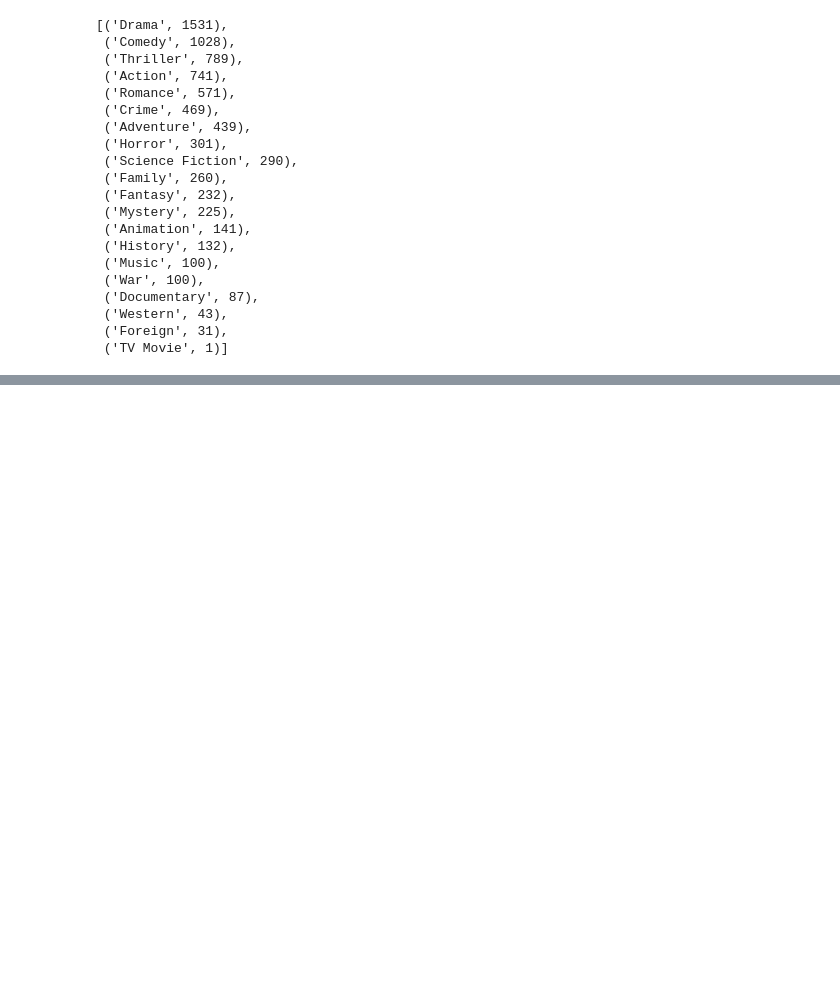
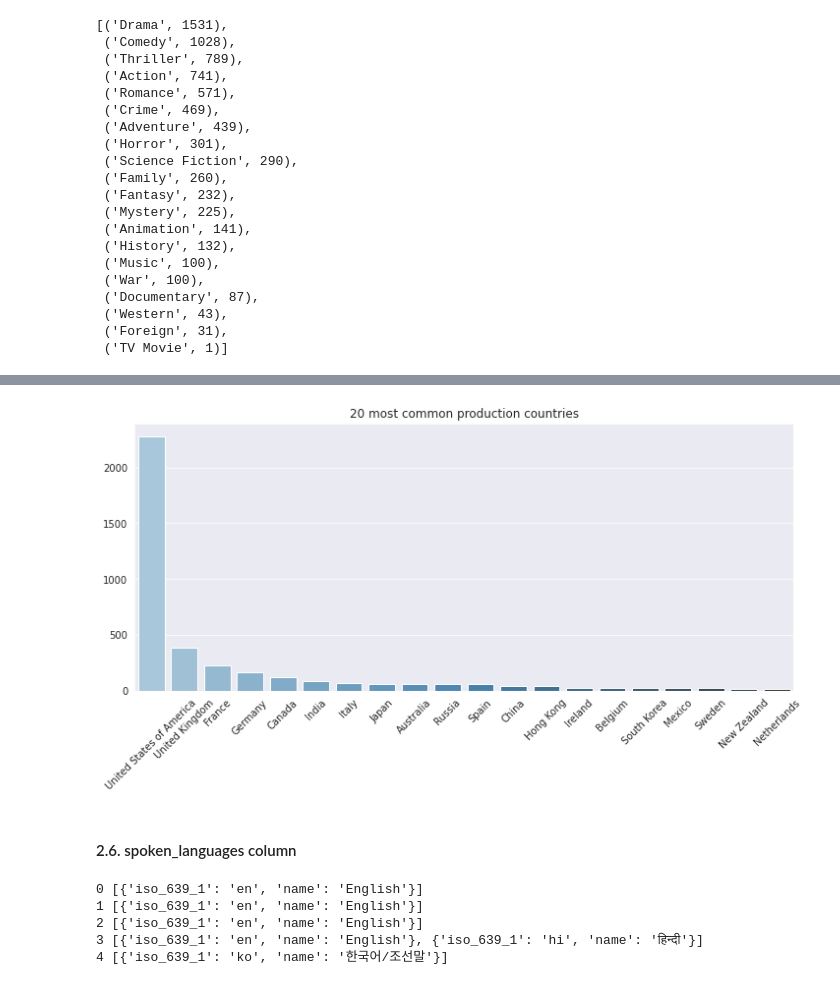
Before and after one commit to eRafaell/kaggle_tmdb_box_office_prediction, a Jupyter notebook: tmdb_box_office_prediction.ipynb, the cells around one changed output, grey strips where cells are left out. Drawn from its saved outputs; the diff is of its cells as text; code cells hidden in the pictures; blank space fills up the shorter version.

```diff
--- a/tmdb_box_office_prediction.ipynb
+++ b/tmdb_box_office_prediction.ipynb
@@ -363,0 +560,8 @@ genres_count
+# %%
+# list of production countries for every movie
+prod_countries_names_train = train['production_countries'].apply(lambda x: [i['name'] for i in x] if x!={} else [])
+prod_countries_names_test = test['production_countries'].apply(lambda x: [i['name'] for i in x] if x!={} else [])
+
+pd.DataFrame({'title': train['title'],
+              'production_countries': prod_countries_names_train,
+              'production_countries_number': prod_countries_names_train.apply(len)}).head(20)
@@ -363,0 +586,4 @@ genres_count
+# %%
+# 20 most common production countries
+production_countries_count = Counter([i for j in prod_countries_names_train for i in j]).most_common()
+production_countries_count[:20]
@@ -363,0 +611,22 @@ genres_count
+# %%
+# 20 most common production countries - plot
+fig = plt.figure(figsize=(12, 5))
+sns.barplot(y=[value[1] for value in production_countries_count[:20]],
+            x=[value[0] for value in production_countries_count[:20]],
+            palette="Blues_d")
+plt.title('20 most common production countries')
+plt.xticks(rotation=45)
+plt.show()
+# %% [output]
+[figure, added]
+# %% [markdown]
+#### 2.6. spoken_languages column <a name="heading--2-6"/>
+# %%
+for i, value in enumerate(train['spoken_languages'][:5]):
+    print(i, value)
+# %% [output]
+0 [{'iso_639_1': 'en', 'name': 'English'}]
+1 [{'iso_639_1': 'en', 'name': 'English'}]
+2 [{'iso_639_1': 'en', 'name': 'English'}]
+3 [{'iso_639_1': 'en', 'name': 'English'}, {'iso_639_1': 'hi', 'name': 'हिन्दी'}]
+4 [{'iso_639_1': 'ko', 'name': '한국어/조선말'}]
```
Also changed, not shown: parts of 59 cells of this notebook.
